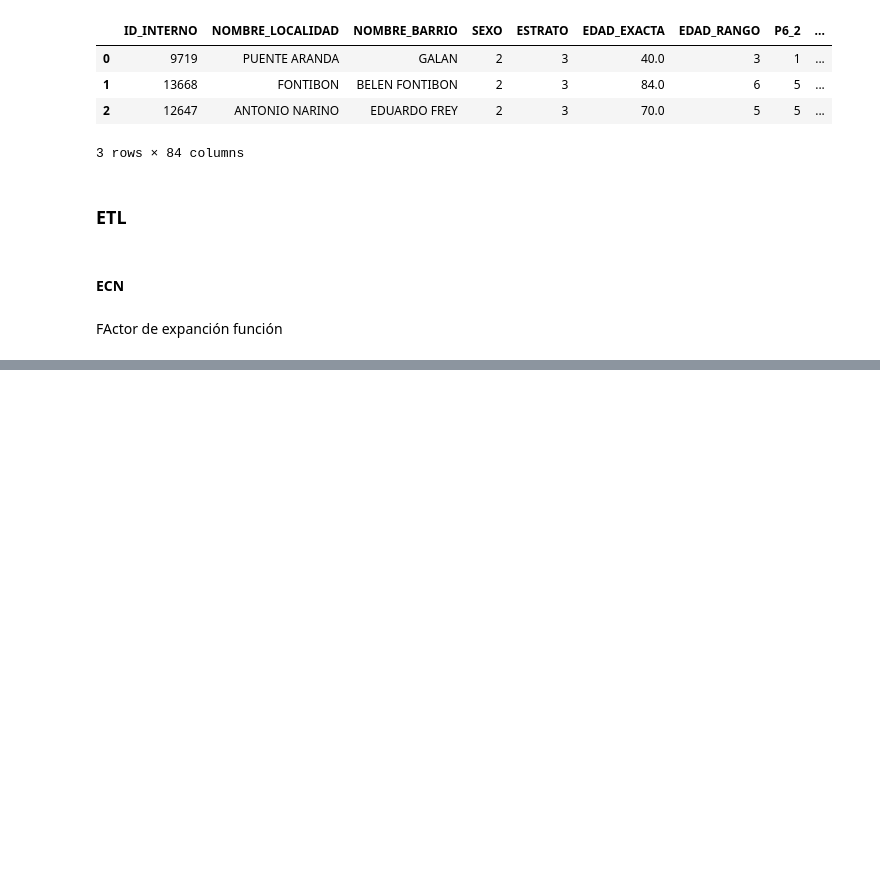
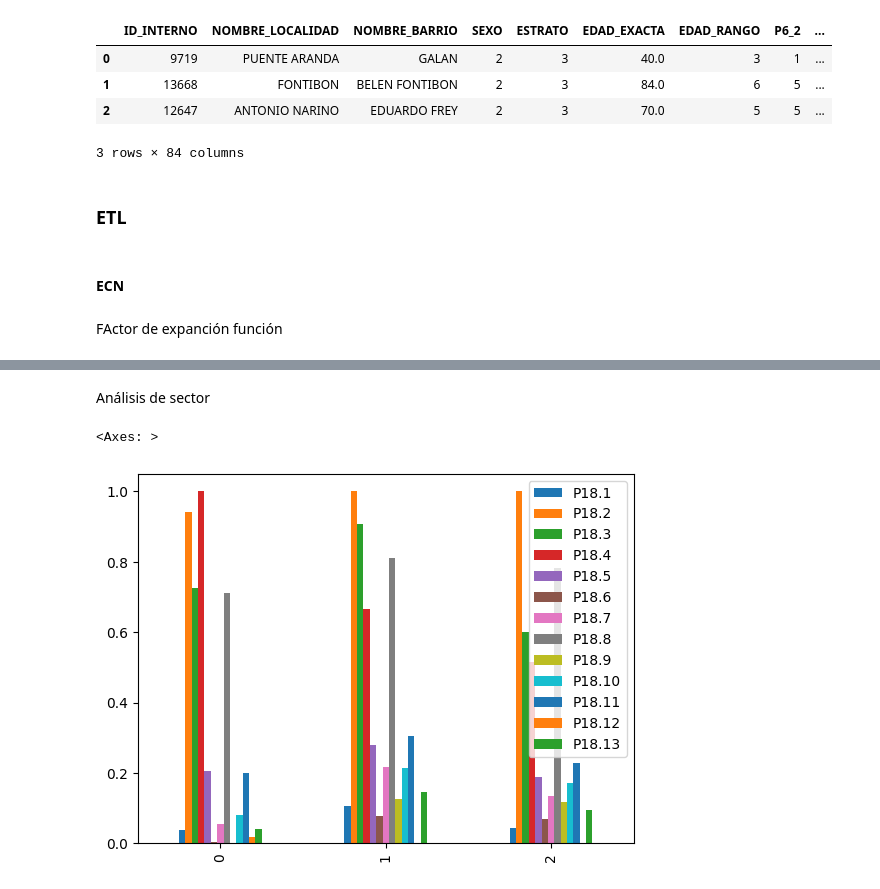
Before and after one commit to JuanParraG/dinamita-de-datos, a Jupyter notebook: Análisis de datos.ipynb, the cells around one changed output, grey strips where cells are left out. Cells and saved outputs as stored; diff of their text form; code cells hidden in the pictures; blank space fills up the shorter version.

```diff
--- a/Análisis de datos.ipynb
+++ b/Análisis de datos.ipynb
@@ -276,0 +275,18 @@ ECN2022EXP = factor_exp(ECN2022, 'F.EXPANSIÓN')
+# %% [markdown]
+Análisis de sector
+# %%
+# Comparativa  factores de incertidumbre dividido por sectores
+from sklearn.preprocessing import MinMaxScaler
+sector = ECN2022EXP.groupby("F3").agg({"P16.1":"sum","P16.2":"sum","P16.3":"sum","P16.4":"sum",
+"P16.5":"sum","P16.6":"sum","P16.7":"sum","P16.8":"sum",
+"P16.9":"sum","P16.10":"sum","P16.11":"sum","P16.12":"sum","P16.13":"sum"})
+
+#Se normaliza para comparar entre sectores
+scaler = MinMaxScaler()
+sector_normalizado = scaler.fit_transform(sector.transpose())
+sector_normalizado = pd.DataFrame(sector_normalizado.transpose())
+sector_normalizado.columns = listaP18
+sector_normalizado.plot(kind="bar")
+# %% [output]
+<Axes: >
+[figure, added]
```
Also changed, not shown: parts of 21 cells of this notebook.
